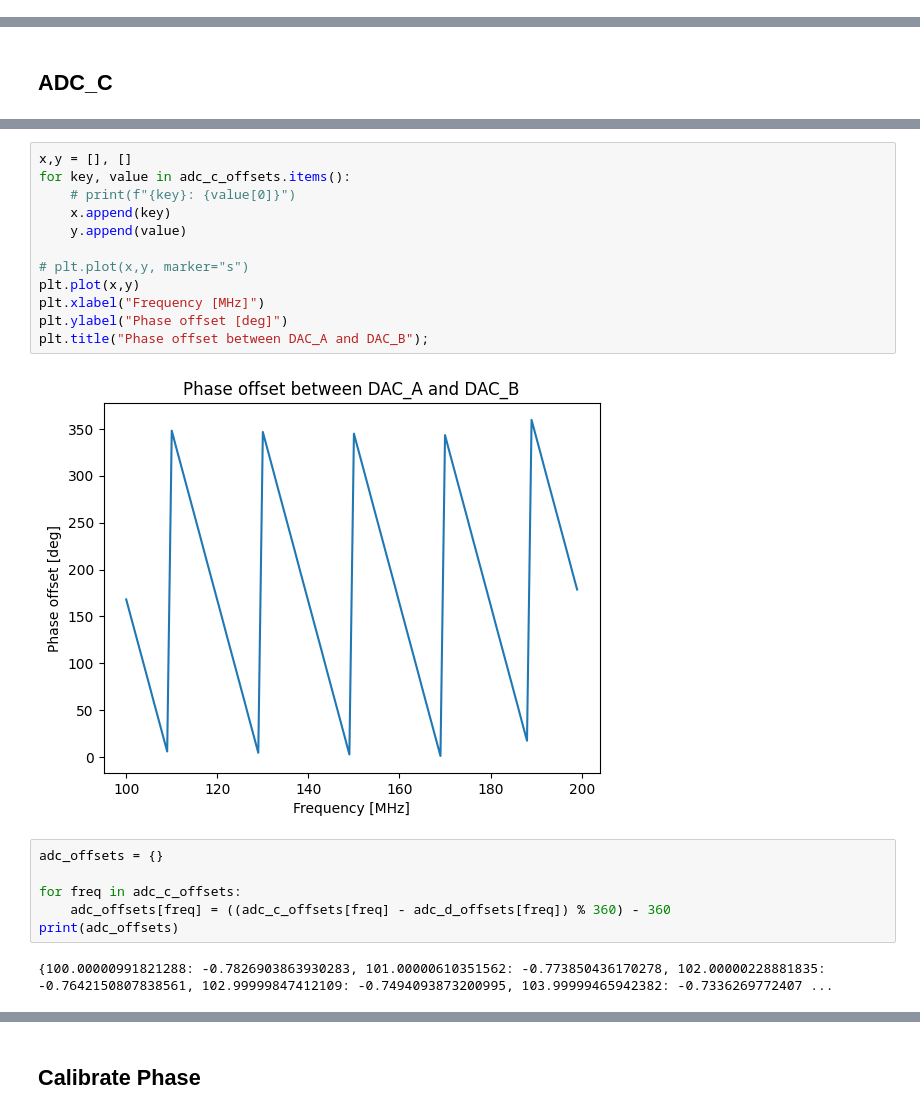
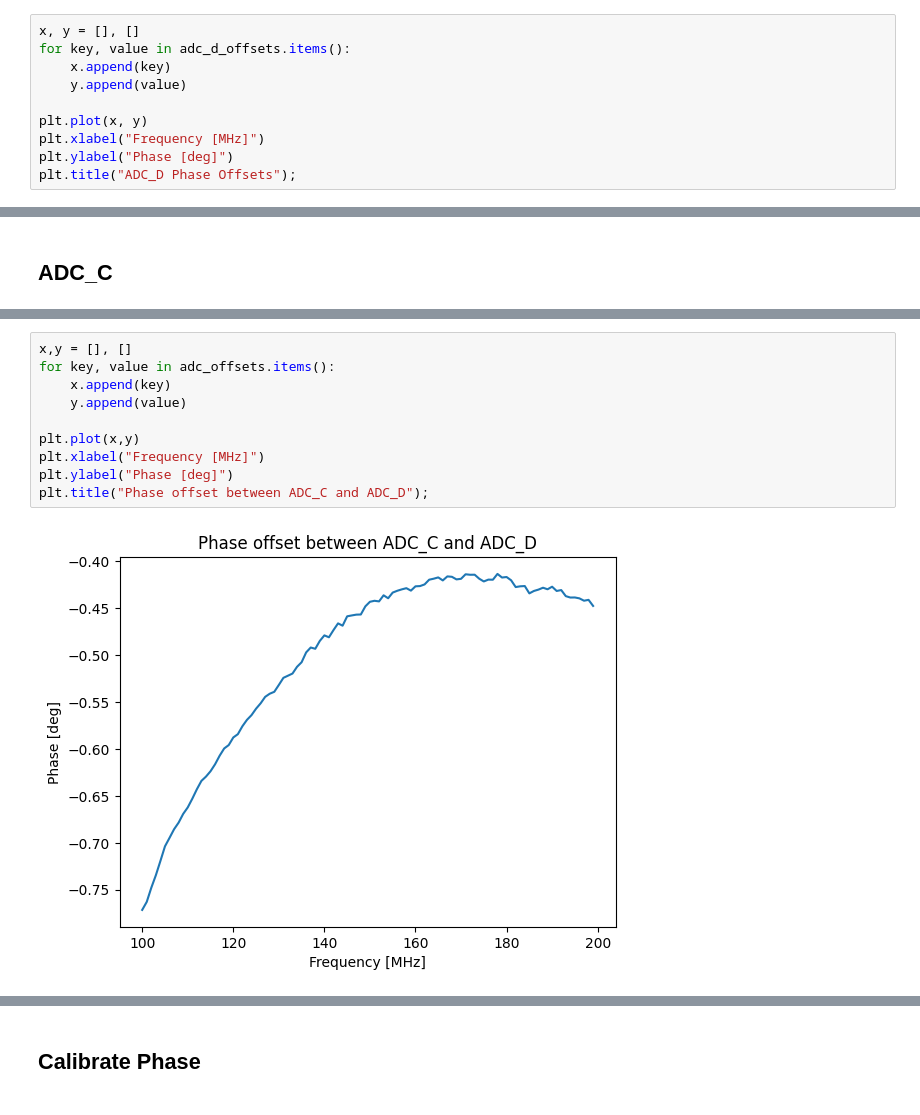
Before and after one commit to danieljamesgraham/qeg-rfsoc, a Jupyter notebook: calibrate_phase_v2.ipynb, the cells around one changed output, grey strips where cells are left out. Cells and saved outputs as stored; diff of their text form.

```diff
--- a/calibrate_phase_v2.ipynb
+++ b/calibrate_phase_v2.ipynb
@@ -161,0 +158,10 @@ print(adc_d_offsets)
+# %%
+x, y = [], []
+for key, value in adc_d_offsets.items():
+    x.append(key)
+    y.append(value)
+
+plt.plot(x, y)
+plt.xlabel("Frequency [MHz]")
+plt.ylabel("Phase [deg]")
+plt.title("ADC_D Phase Offsets");
@@ -190,22 +210,12 @@ print(adc_c_offsets)
 # %%
 x,y = [], []
-for key, value in adc_c_offsets.items():
-    # print(f"{key}: {value[0]}")
+for key, value in adc_offsets.items():
     x.append(key)
     y.append(value)
 
-# plt.plot(x,y, marker="s")
 plt.plot(x,y)
 plt.xlabel("Frequency [MHz]")
-plt.ylabel("Phase offset [deg]")
-plt.title("Phase offset between DAC_A and DAC_B");
+plt.ylabel("Phase [deg]")
+plt.title("Phase offset between ADC_C and ADC_D");
 # %% [output]
-[figure, old version]
+[figure, new version]
-# %%
-adc_offsets = {}
-
-for freq in adc_c_offsets:
-    adc_offsets[freq] = ((adc_c_offsets[freq] - adc_d_offsets[freq]) % 360) - 360
-print(adc_offsets)
-# %% [output]
-{100.00000991821288: -0.7826903863930283, 101.00000610351562: -0.773850436170278, 102.00000228881835: -0.7642150807838561, 102.99999847412109: -0.7494093873200995, 103.99999465942382: -0.7336269772407 ...
```
Also changed, not shown: parts of 14 cells of this notebook, 1 other file.
